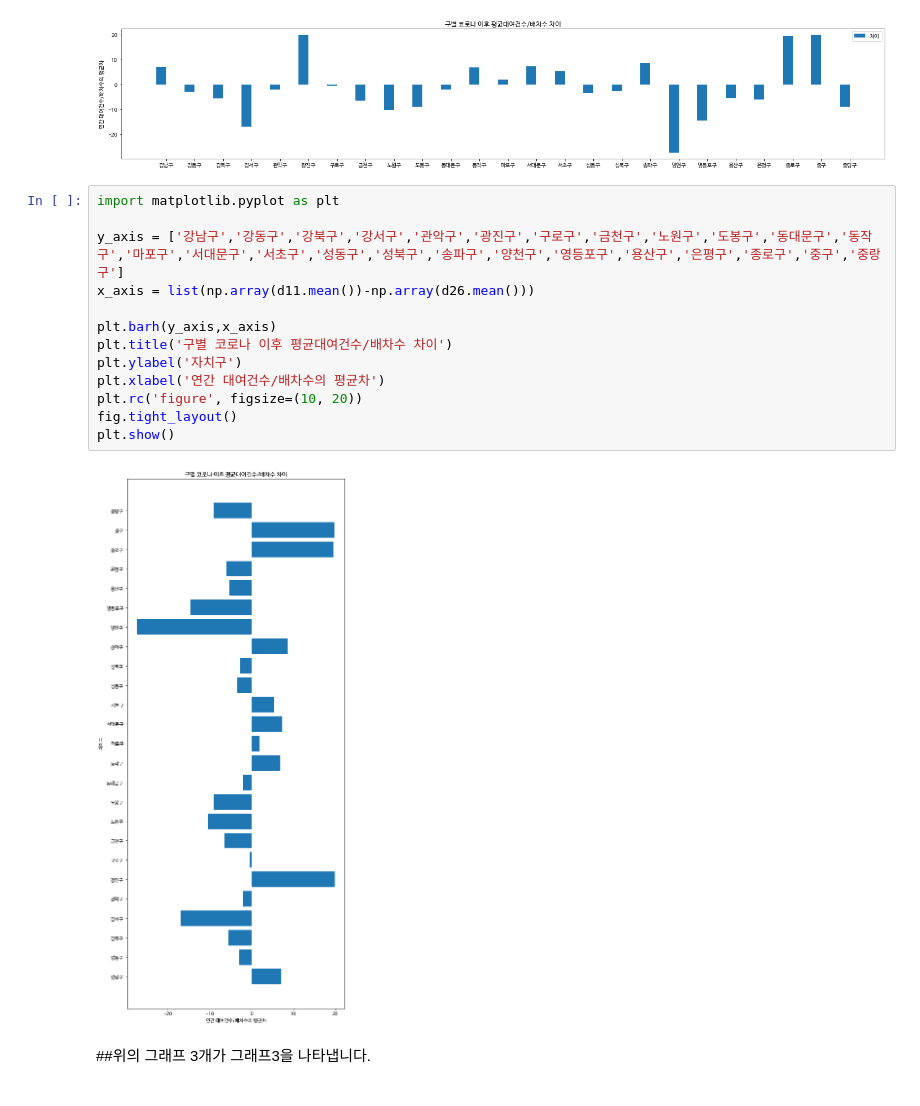
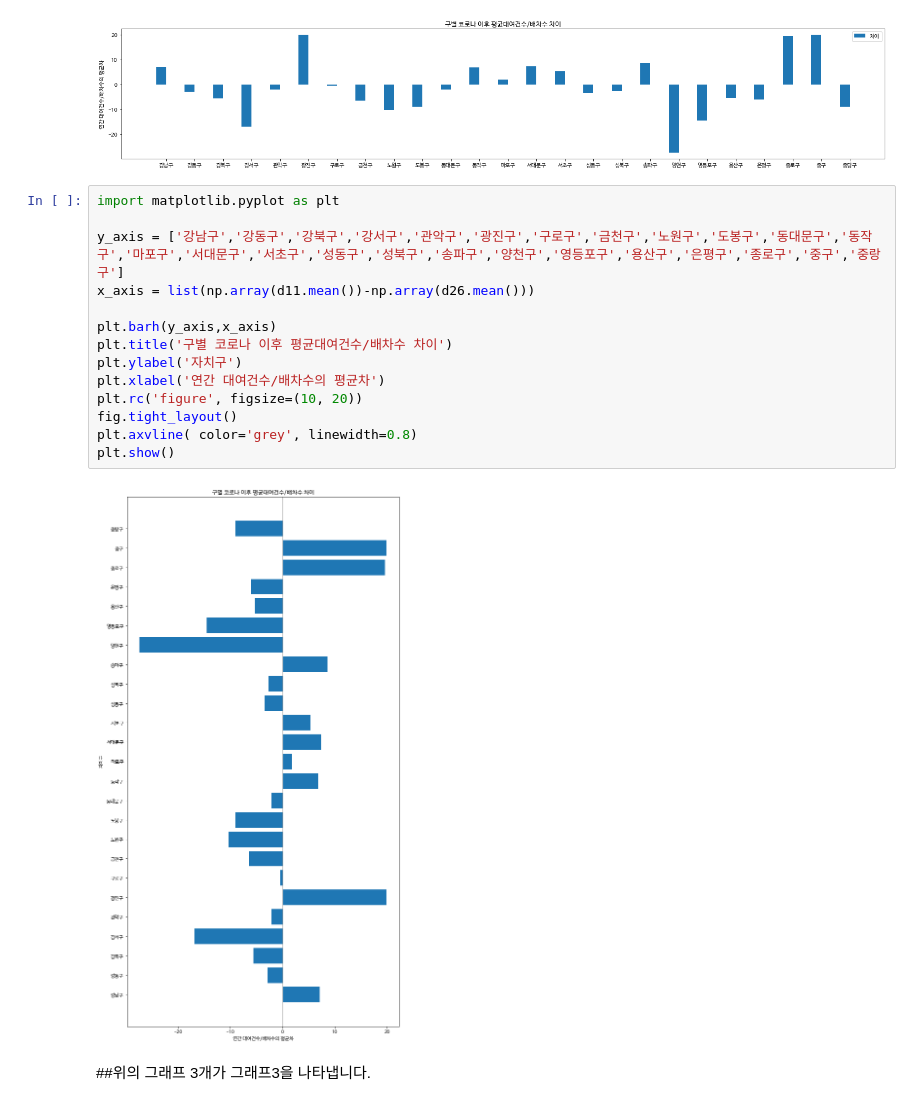
Before and after one commit to ChaeHyunIM/Helloworld, a Jupyter notebook: 데이터분석_그래프3.ipynb, the cells around one changed output. Saved outputs shown, nothing was run; the diff lists cells and outputs as text.

```diff
--- a/데이터분석_그래프3.ipynb
+++ b/데이터분석_그래프3.ipynb
@@ -451,18 +451,19 @@ plt.show()
 # %%
 import matplotlib.pyplot as plt
 
 y_axis = ['강남구','강동구','강북구','강서구','관악구','광진구','구로구','금천구','노원구','도봉구','동대문구','동작구','마포구','서대문구','서초구','성동구','성북구','송파구','양천구','영등포구','용산구','은평구','종로구','중구','중랑구']
 x_axis = list(np.array(d11.mean())-np.array(d26.mean()))
 
 plt.barh(y_axis,x_axis)
 plt.title('구별 코로나 이후 평균대여건수/배차수 차이')
 plt.ylabel('자치구')
 plt.xlabel('연간 대여건수/배차수의 평균차')
 plt.rc('figure', figsize=(10, 20))
 fig.tight_layout()
+plt.axvline( color='grey', linewidth=0.8)
 plt.show()
 # %% [output]
-[figure, old version]
+[figure, new version]
 # %% [markdown]
 ##위의 그래프 3개가 그래프3을 나타냅니다.
 # %%
```
Also changed, not shown: parts of 4 cells of this notebook.
